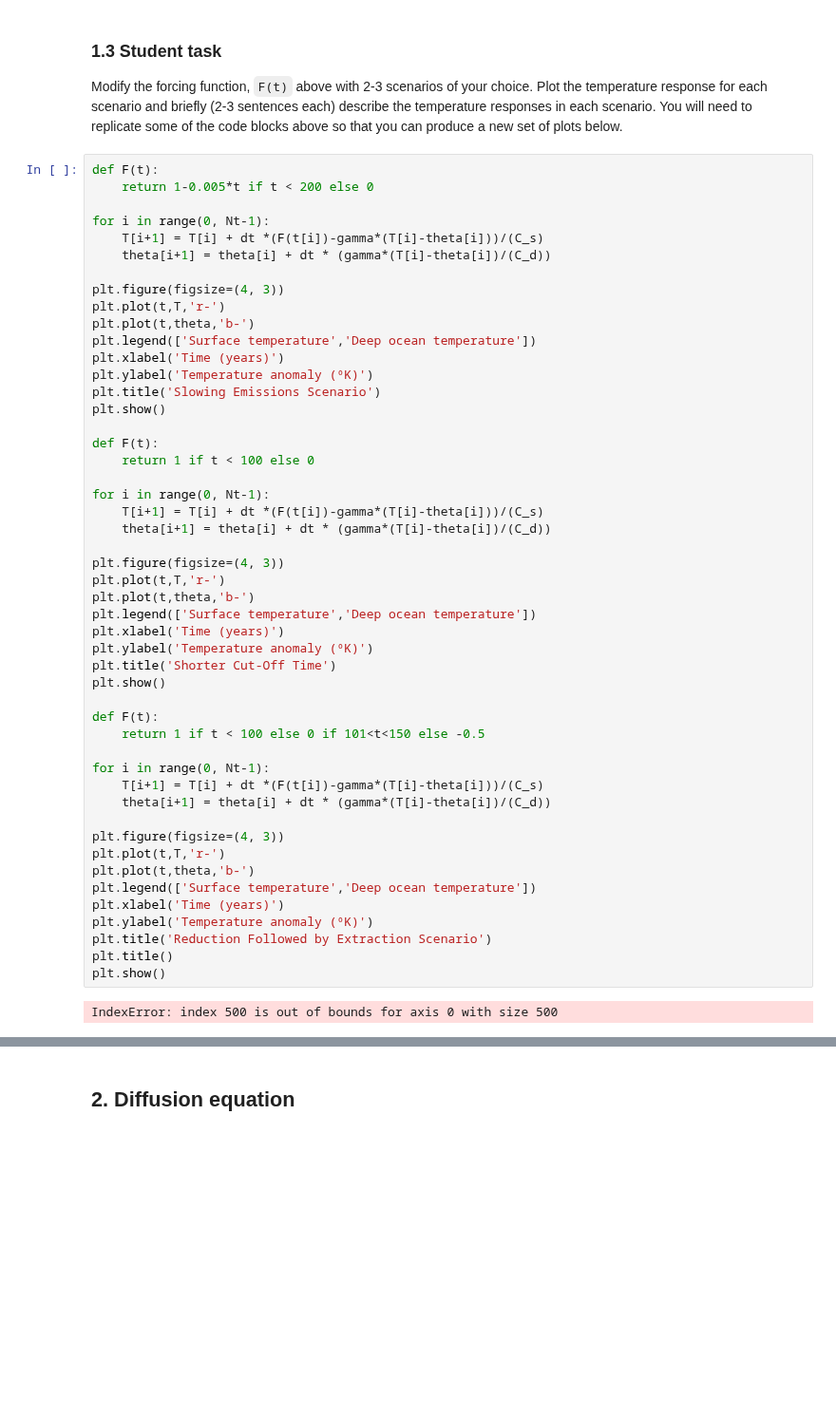
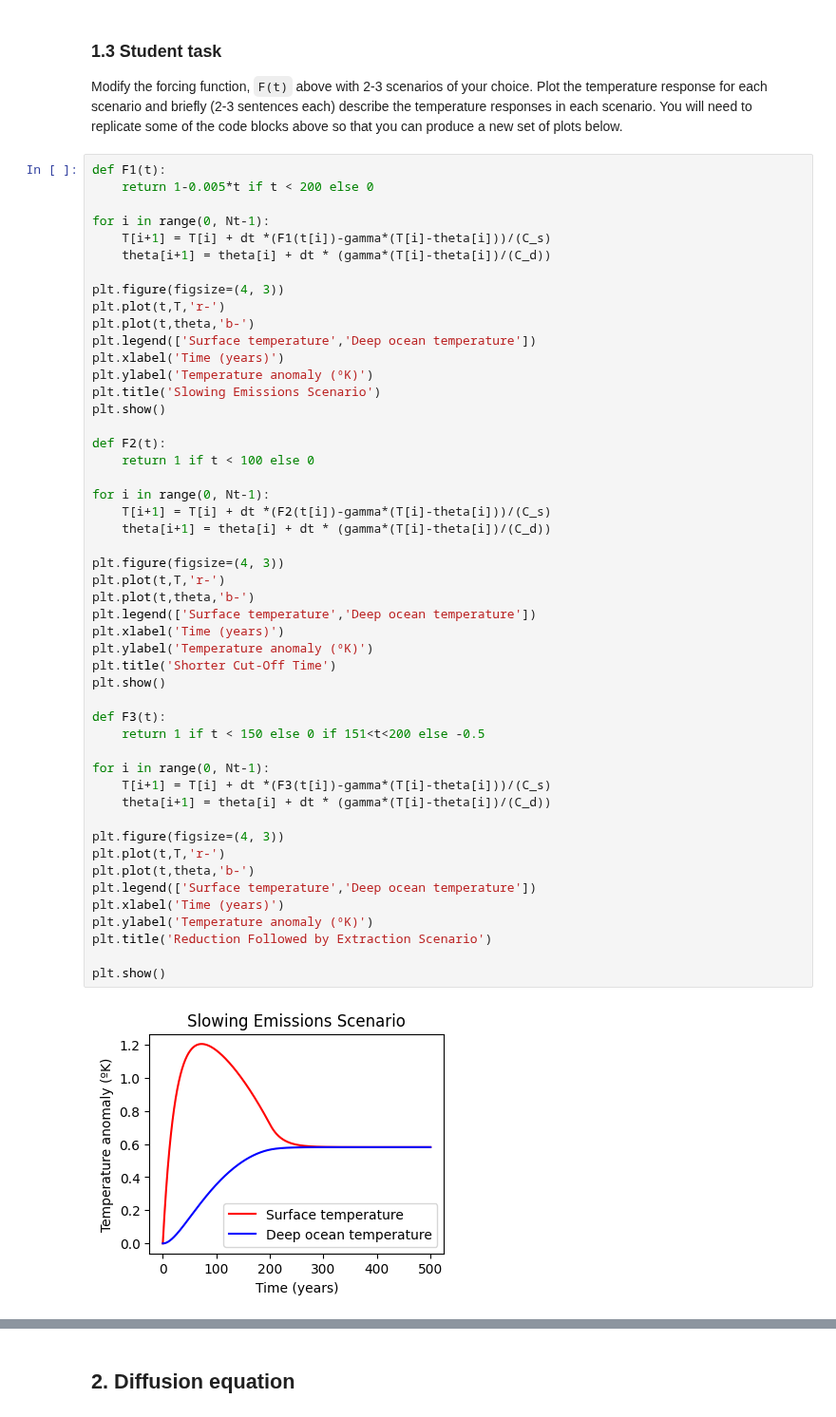
Before and after one commit to SquidsofDoom/QCES, a Jupyter notebook: Project1_numerical_methods.ipynb, the cells around one changed output, grey strips where cells are left out. Shown at 95% size. Saved outputs shown, nothing was run; the diff lists cells and outputs as text; blank space fills up the shorter version.

```diff
--- a/Project1_numerical_methods.ipynb
+++ b/Project1_numerical_methods.ipynb
@@ -102,11 +102,11 @@ We see this again at $t>200$. Here, the forcing is removed and the system finds
 <a id='section1pt3'></a>
 Modify the forcing function, `F(t)` above with 2-3 scenarios of your choice. Plot the temperature response for each scenario and briefly (2-3 sentences each) describe the temperature responses in each scenario. You will need to replicate some of the code blocks above so that you can produce a new set of plots below.
 # %%
-def F(t):
+def F1(t):
     return 1-0.005*t if t < 200 else 0
 
 for i in range(0, Nt-1):
-    T[i+1] = T[i] + dt *(F(t[i])-gamma*(T[i]-theta[i]))/(C_s)
+    T[i+1] = T[i] + dt *(F1(t[i])-gamma*(T[i]-theta[i]))/(C_s)
     theta[i+1] = theta[i] + dt * (gamma*(T[i]-theta[i])/(C_d))
 
 plt.figure(figsize=(4, 3))
@@ -118,37 +118,37 @@ plt.ylabel('Temperature anomaly (ºK)')
 plt.title('Slowing Emissions Scenario')
 plt.show()
 
-def F(t):
+def F2(t):
     return 1 if t < 100 else 0
 
 for i in range(0, Nt-1):
-    T[i+1] = T[i] + dt *(F(t[i])-gamma*(T[i]-theta[i]))/(C_s)
+    T[i+1] = T[i] + dt *(F2(t[i])-gamma*(T[i]-theta[i]))/(C_s)
     theta[i+1] = theta[i] + dt * (gamma*(T[i]-theta[i])/(C_d))
 
 plt.figure(figsize=(4, 3))
 plt.plot(t,T,'r-')
 plt.plot(t,theta,'b-')
 plt.legend(['Surface temperature','Deep ocean temperature'])
 plt.xlabel('Time (years)')
 plt.ylabel('Temperature anomaly (ºK)')
 plt.title('Shorter Cut-Off Time')
 plt.show()
 
-def F(t):
-    return 1 if t < 100 else 0 if 101<t<150 else -0.5
+def F3(t):
+    return 1 if t < 150 else 0 if 151<t<200 else -0.5
 
 for i in range(0, Nt-1):
-    T[i+1] = T[i] + dt *(F(t[i])-gamma*(T[i]-theta[i]))/(C_s)
+    T[i+1] = T[i] + dt *(F3(t[i])-gamma*(T[i]-theta[i]))/(C_s)
     theta[i+1] = theta[i] + dt * (gamma*(T[i]-theta[i])/(C_d))
 
 plt.figure(figsize=(4, 3))
 plt.plot(t,T,'r-')
 plt.plot(t,theta,'b-')
 plt.legend(['Surface temperature','Deep ocean temperature'])
 plt.xlabel('Time (years)')
 plt.ylabel('Temperature anomaly (ºK)')
 plt.title('Reduction Followed by Extraction Scenario')
-plt.title()
+
 plt.show()
 # %% [output]
-IndexError: index 500 is out of bounds for axis 0 with size 500
+[figure, added]
```
Also changed, not shown: parts of 3 cells of this notebook.
